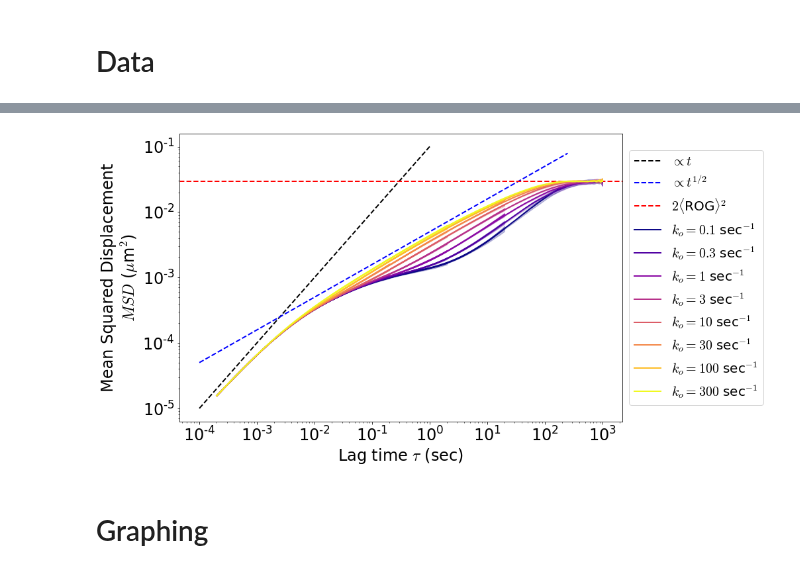
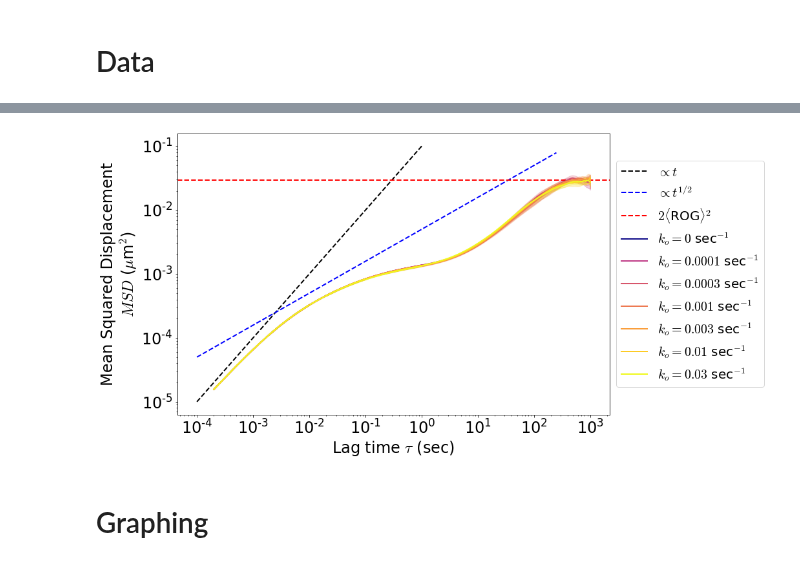
Before and after one commit to palladio11/aLENS_analysis, a Jupyter notebook: notebooks/18d-MSD_scans.ipynb, the cells around one changed output, grey strips where cells are left out. Drawn from its saved outputs; the diff is of its cells as text; code cells hidden in the pictures.

```diff
--- a/notebooks/18d-MSD_scans.ipynb
+++ b/notebooks/18d-MSD_scans.ipynb
@@ -177,7 +177,6 @@ def save_msd_run_data(run_path, param_str,
             h5d.close()
 # %%
 def graph_msd_ax(fig, ax, h5_path,
-                colorbar_label='',
                 ci_bound = .95,
                 label_str= '{}',
                 show_legend=True,
@@ -189,11 +188,11 @@ def graph_msd_ax(fig, ax, h5_path,
 
         # Store parameter values and associated graphing colors
         param_vals = sorted(list(h5d.keys()), key=lambda x: float(x))
-        log_pvs = np.log10([float(p) for p in param_vals])
+        log_pvs = np.log10([float(p)+.000001 for p in param_vals])
         log_pvs = (log_pvs-log_pvs.min())/((log_pvs.max() - log_pvs.min()))
-        colors = plb.cm.plasma(log_pvs)
+        colors = plb.cm.plasma_r(log_pvs)
 
-        for i, pv in enumerate(param_vals):
+        for i, pv in enumerate(reversed(param_vals)):
             h5_data = h5d[pv]
             time_arr = h5_data[send_cut_ind:fend_cut_ind,0]
             mean_msd_arr = h5_data[send_cut_ind:fend_cut_ind,1]
@@ -233,30 +321,29 @@ for dd in data_dir_list:
 # %%
 fig, axarr = plt.subplots(1,1, figsize=(12, 8))
 # graph_msd_ax(fig, axarr,
 #              cond_path /"22-10-16_aLc1_line800_sticky55nm_kod.1-300/analysis/msd_run_data.h5",
 #              label_str="$k_o = ${}")
 # Straight lines
 time_arr = np.linspace(.0001, 1000, 2000)
 _ = axarr.plot(time_arr[:3], .1*time_arr[:3], c='k', linestyle='--', label= "$\propto t$")
 _ = axarr.plot(time_arr[:500], .005*np.sqrt(time_arr[:500]), c='b', linestyle='--', label= "$\propto t^{1/2}$")
 _, _, avg_rog, _ = get_param_stats(cond_path/"22-10-16_aLc1_line800_sticky55nm_kod.1-300/analysis/rog_run_data.h5")
 _ = axarr.axhline(2*(avg_rog)**2, .0001, 1000, c='r', linestyle='--', label=r'$2\langle$ROG$\rangle^2$')
 
 graph_msd_ax(fig, axarr,
-             cond_path /"23-01-02_aLc1_line800_sticky55nm_kod.1-300_tsnap.1/analysis/msd_run_data.h5",
+             cond_path / "23-02-05_aLc1_line800_sticky55nm_kod0-.03_tsnap.1/analysis/msd_run_data.h5",
              label_str="$k_o = {}$ sec$^{{-1}}$", show_legend=True)
-
 graph_msd_ax(fig, axarr,
-             cond_path /"23-01-02_aLc1_line800_sticky55nm_kod.1-300_tsnap.01/analysis/msd_run_data.h5",
-             label_str="$k_o = {}$ sec$^{{-1}}$", show_legend=False,send_cut_ind = 2, fend_cut_ind = -8000)
+             cond_path / "23-02-05_aLc1_line800_sticky55nm_kod0-.03_tsnap.01/analysis/msd_run_data.h5",
+             label_str="$k_o = {}$ sec$^{{-1}}$", show_legend=False, fend_cut_ind = -9900)
 graph_msd_ax(fig, axarr,
-             cond_path /"23-01-02_aLc1_line800_sticky55nm_kod.1-300_tsnap.001/analysis/msd_run_data.h5",
-             label_str="$k_o = {}$ sec$^{{-1}}$", show_legend=False, fend_cut_ind = -8000)
+             cond_path / "23-02-05_aLc1_line800_sticky55nm_kod0-.03_tsnap.001/analysis/msd_run_data.h5",
+             label_str="$k_o = {}$ sec$^{{-1}}$", show_legend=False, fend_cut_ind = -9900)
 graph_msd_ax(fig, axarr,
-             cond_path /"23-01-02_aLc1_line800_sticky55nm_kod.1-300_tsnap.0001/analysis/msd_run_data.h5",
-             label_str="$k_o = {}$ sec$^{{-1}}$", show_legend=False, fend_cut_ind = -8000)
+             cond_path / "23-02-05_aLc1_line800_sticky55nm_kod0-.03_tsnap.0001/analysis/msd_run_data.h5",
+             label_str="$k_o = {}$ sec$^{{-1}}$", show_legend=False, fend_cut_ind = -9900)
 # %% [output]
-[figure, old version]
+[figure, new version]
 # %% [markdown]
 # Graphing
 # %%
```
Also changed, not shown: parts of 6 cells of this notebook, 10 other files.
